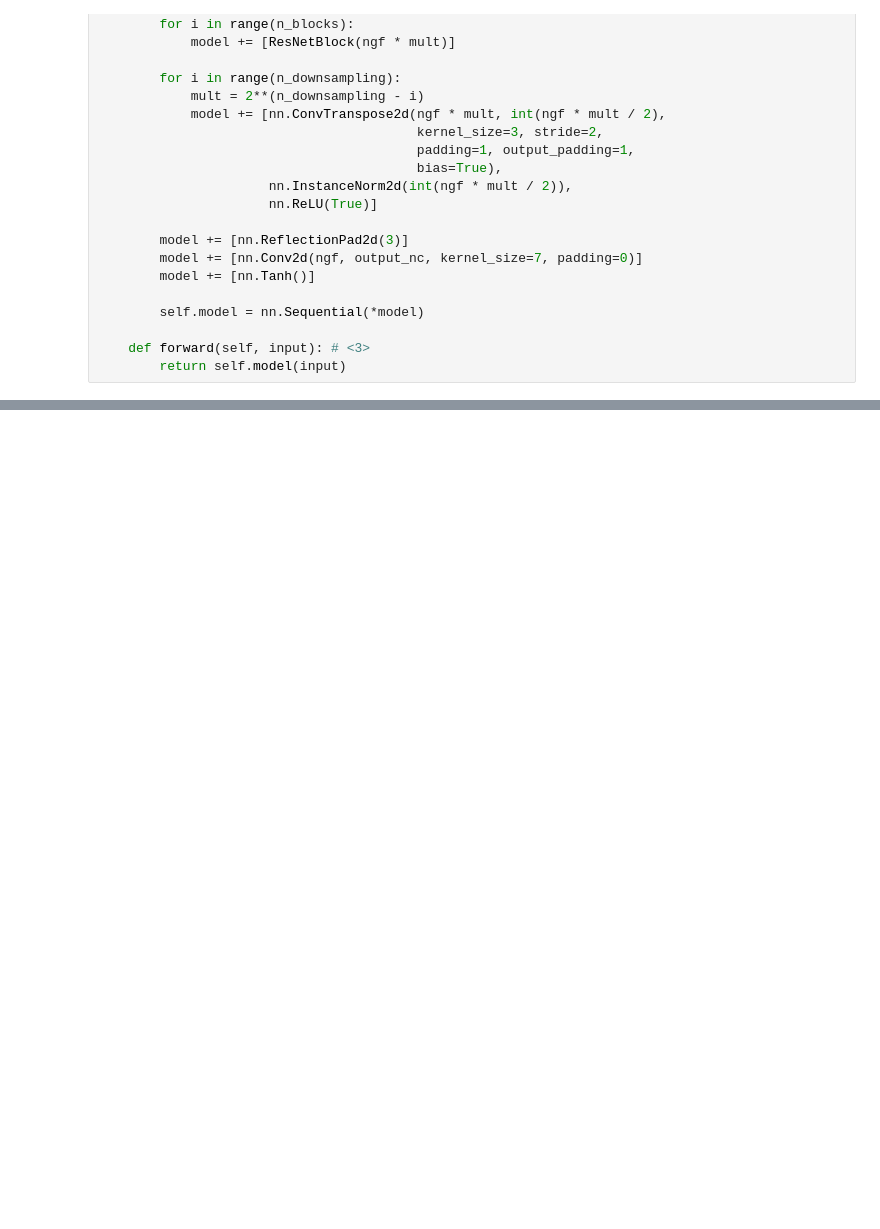
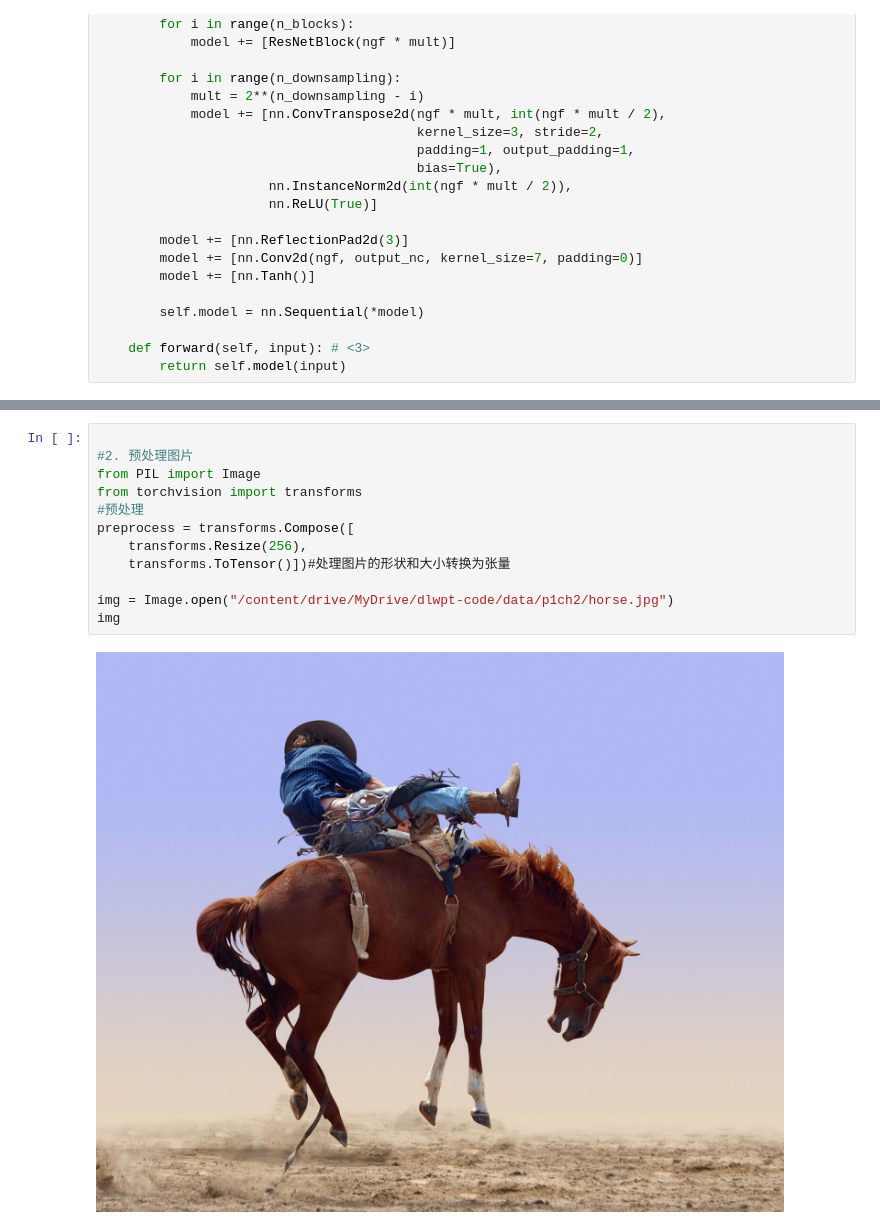
Before and after one commit to Bakytnur16/AI-ML-DL, a Jupyter notebook: GAN.ipynb, the cells around one changed output, grey strips where cells are left out. Cells and saved outputs as stored; diff of their text form; blank space fills up the shorter version.

```diff
--- a/GAN.ipynb
+++ b/GAN.ipynb
@@ -107,0 +107,14 @@ out_img
+# %%
+
+#2. 预处理图片
+from PIL import Image
+from torchvision import transforms
+#预处理
+preprocess = transforms.Compose([
+    transforms.Resize(256),
+    transforms.ToTensor()])#处理图片的形状和大小转换为张量
+
+img = Image.open("/content/drive/MyDrive/dlwpt-code/data/p1ch2/horse.jpg")
+img
+# %% [output]
+[figure, added]
```
Also changed, not shown: parts of 2 cells of this notebook.
